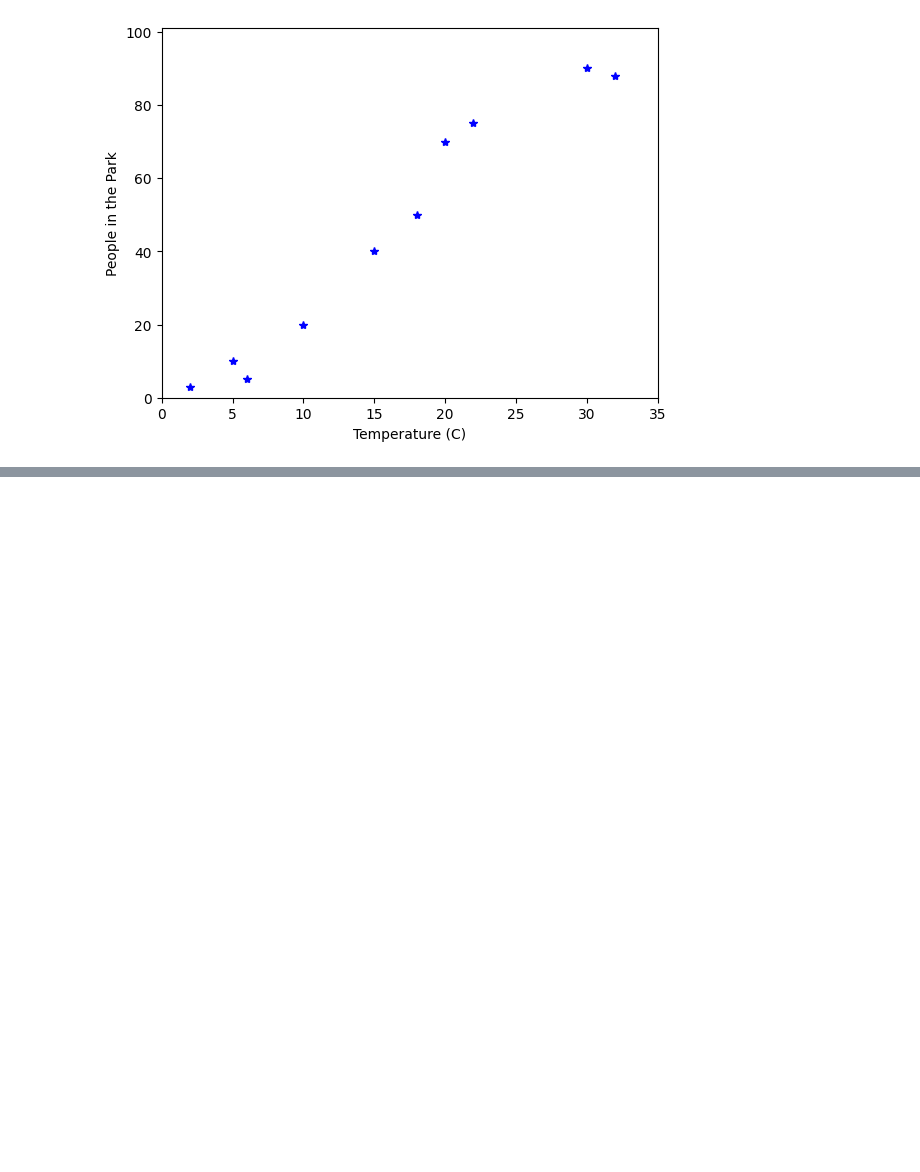
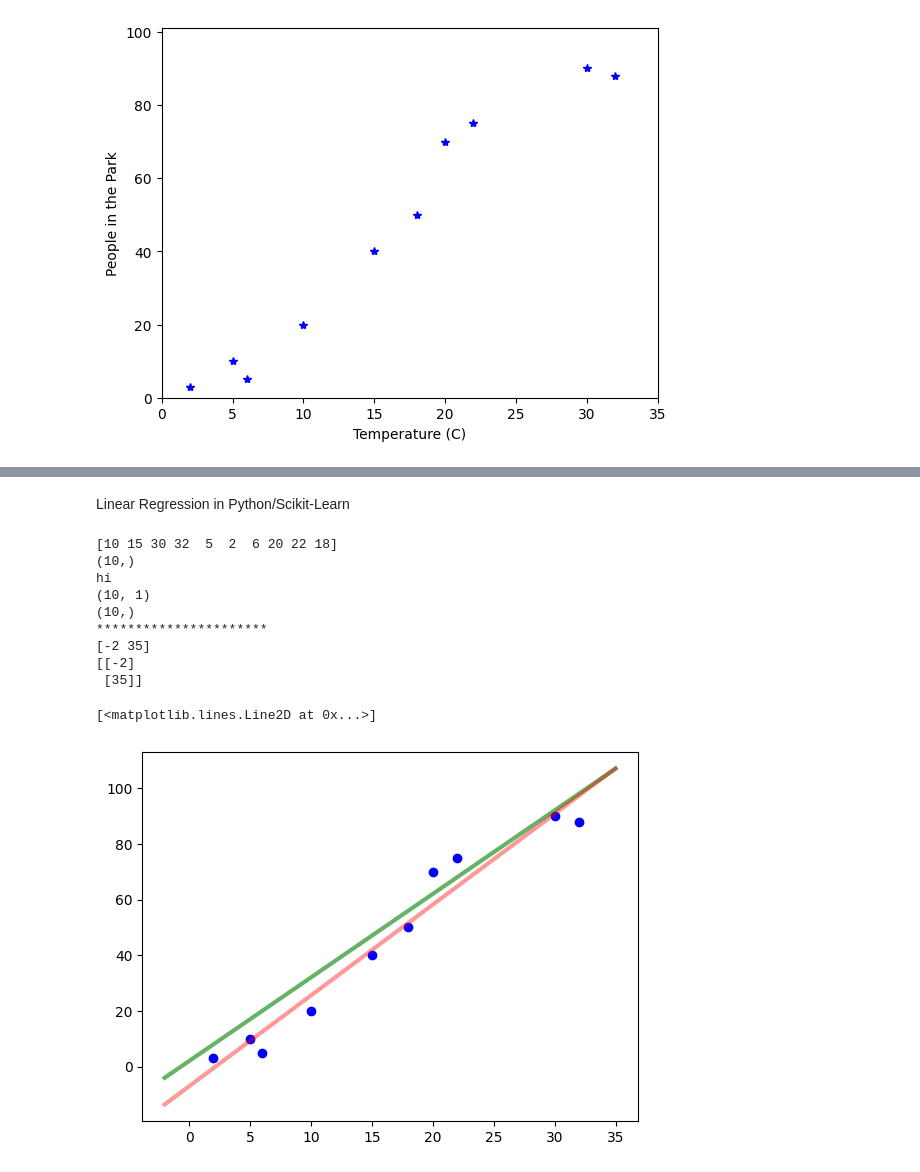
Before and after one commit to Sinchiguano/chicagoUniversity, a Jupyter notebook: linearRegression.ipynb, the cells around one changed output, grey strips where cells are left out. Saved outputs shown, nothing was run; the diff lists cells and outputs as text; code cells hidden in the pictures; blank space fills up the shorter version.

```diff
--- a/linearRegression.ipynb
+++ b/linearRegression.ipynb
@@ -77,0 +111,49 @@ NameError: ignored
+# %% [markdown]
+Linear Regression in Python/Scikit-Learn
+# %%
+# Import the linear models from scikit-learn
+from sklearn import linear_model
+
+# Fit the linear regression
+linear_regression = linear_model.LinearRegression()
+
+# Training
+print(xPoints)
+print(xPoints.shape)
+print('hi')
+print(xPoints.reshape(len(xPoints),1).shape)
+print(Y.shape)
+print('**********************')
+print(np.array([-2,35]))
+print(np.array([-2,35]).reshape(-1,1))
+
+
+linear_regression.fit(xPoints.reshape(len(xPoints),1), Y)
+
+#linear_regression.fit(x.reshape(10,1), Y)
+
+
+
+# Prediction: Input to predict function are x values that the model has never seen.
+best_line_ys = linear_regression.predict(np.array([-2,35]).reshape(-1,1))
+
+
+# Plot the original points.
+plt.plot(x, Y, '.', color='blue', markersize=12)
+# Manual Linear Regression from before is in green.
+plt.plot([-2, 35], np.array([-2,35])*m + b, '-', color='green', linewidth=3, alpha=0.6)
+
+# Predicted line from sklearn is in red
+plt.plot([-2, 35], best_line_ys, color='red', alpha=0.4, linewidth=3)
+# %% [output]
+[10 15 30 32  5  2  6 20 22 18]
+(10,)
+hi
+(10, 1)
+(10,)
+**********************
+[-2 35]
+[[-2]
+ [35]]
+[<matplotlib.lines.Line2D at 0x...>]
+[figure, added]
```
Also changed, not shown: parts of 2 cells of this notebook.
